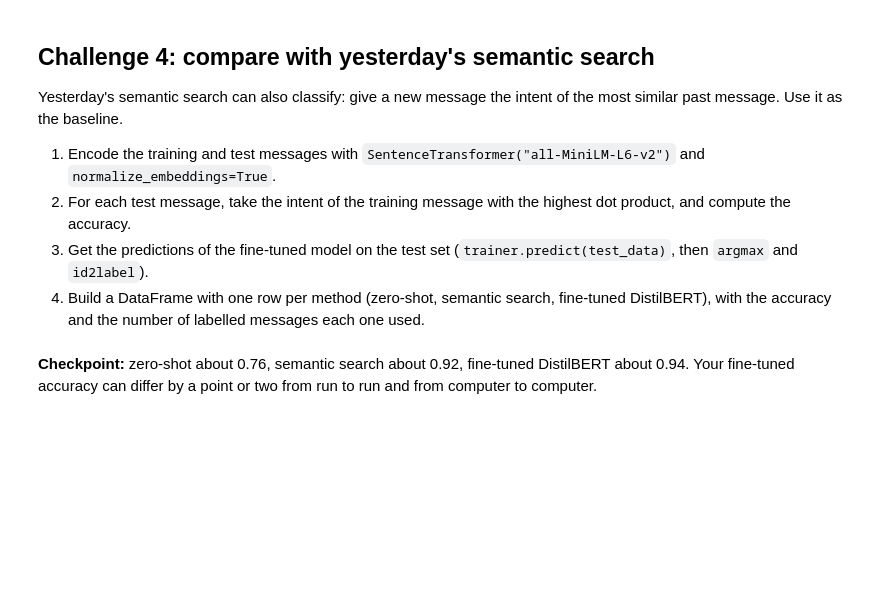
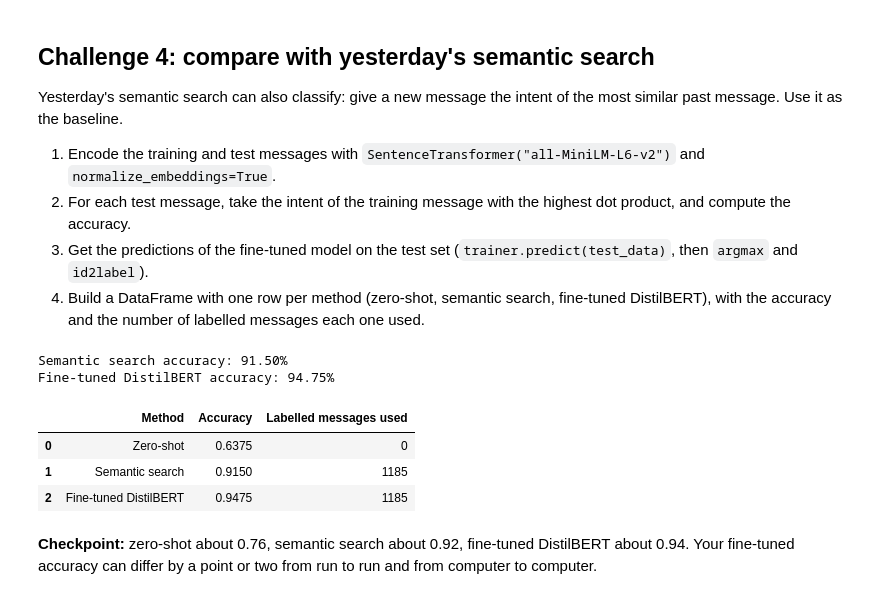
Before and after one commit to ironhack-labs/lab-guided-tutorial-transformers, a Jupyter notebook: your-code/main.ipynb, the cells around one changed output. Cells and saved outputs as stored; diff of their text form; code cells hidden in the pictures; blank space fills up the shorter version.

Commit message:
complete lab guided tutorial transformers

```diff
--- a/your-code/main.ipynb
+++ b/your-code/main.ipynb
@@ -359,15 +453,91 @@ Yesterday's semantic search can also classify: give a new message the intent of
 4. Build a DataFrame with one row per method (zero-shot, semantic search, fine-tuned DistilBERT), with the accuracy and the number of labelled messages each one used.
 # %%
 # 1. Embeddings
+embedding_model = SentenceTransformer("all-MiniLM-L6-v2")
 
+train_embeddings = embedding_model.encode(
+    train["text"].tolist(),
+    normalize_embeddings=True,
+    show_progress_bar=True
+)
+
+test_embeddings = embedding_model.encode(
+    test["text"].tolist(),
+    normalize_embeddings=True,
+    show_progress_bar=True
+)
 
 # 2. Semantic search as a classifier
+similarities = test_embeddings @ train_embeddings.T
+nearest_indices = similarities.argmax(axis=1)
 
+#getting the corresponding intents
+semantic_predictions = train["category"].iloc[
+    nearest_indices
+].tolist()
+#calculating accuracy
+from sklearn.metrics import accuracy_score
+
+semantic_accuracy = accuracy_score(
+    test["category"],
+    semantic_predictions
+)
+
+print(f"Semantic search accuracy: {semantic_accuracy:.2%}")
 
 # 3. Fine-tuned predictions
+predictions = trainer.predict(test_data)
 
+# Get the predicted class IDs
+predicted_ids = predictions.predictions.argmax(axis=-1)
+
+# Convert numerical IDs back to intent names
+finetuned_predictions = [
+    id2label[int(i)] for i in predicted_ids
+]
+
+# Calculate accuracy
+finetuned_accuracy = accuracy_score(
+    test["category"],
+    finetuned_predictions
+)
+
+print(f"Fine-tuned DistilBERT accuracy: {finetuned_accuracy:.2%}")
 
 # 4. Comparison table
+# Zero-shot accuracy
+zero_shot_accuracy = accuracy_score(
+    test["category"],
+    predicted_intents
+)
+
+# Create comparison DataFrame
+comparison = pd.DataFrame({
+    "Method": [
+        "Zero-shot",
+        "Semantic search",
+        "Fine-tuned DistilBERT"
+    ],
+    "Accuracy": [
+        zero_shot_accuracy,
+        semantic_accuracy,
+        finetuned_accuracy
+    ],
+    "Labelled messages used": [
+        0,
+        len(train),
+        len(train)
+    ]
+})
+
+display(comparison)
+# %% [output]
+Semantic search accuracy: 91.50%
+Fine-tuned DistilBERT accuracy: 94.75%
+|  | Method | Accuracy | Labelled messages used |
+| 0 | Zero-shot | 0.6375 | 0 |
+| 1 | Semantic search | 0.9150 | 1185 |
+| 2 | Fine-tuned DistilBERT | 0.9475 | 1185 |
 # %% [markdown]
 **Checkpoint:** zero-shot about 0.76, semantic search about 0.92, fine-tuned DistilBERT about 0.94. Your fine-tuned accuracy can differ by a point or two from run to run and from computer to computer.
 # %%
```
Also changed, not shown: parts of 30 cells of this notebook.
